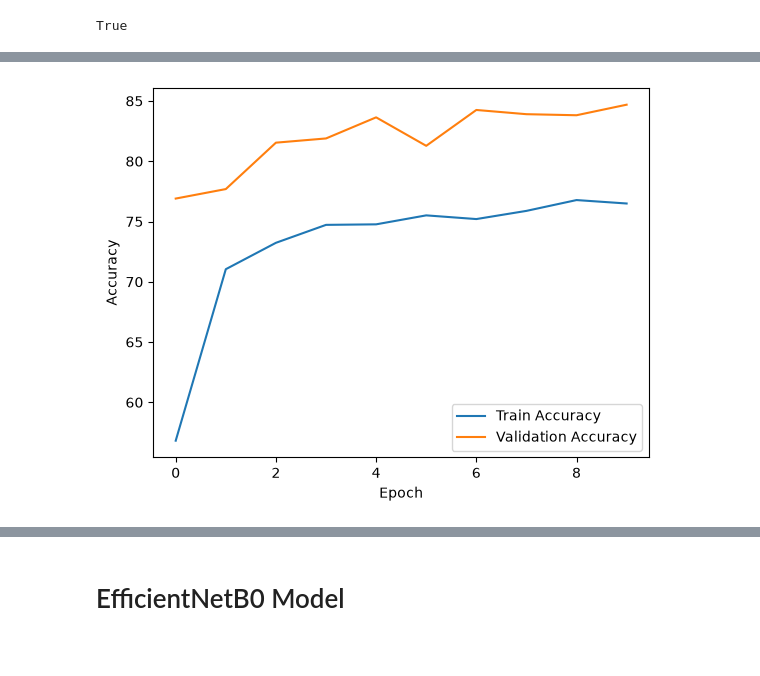
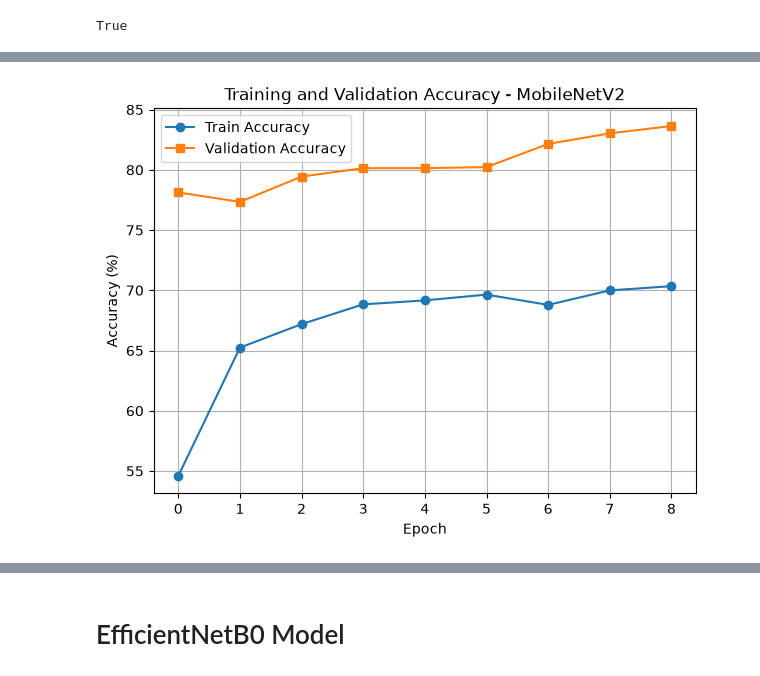
Before and after one commit to shruthimodem/deep_learning_course_work, a Jupyter notebook: deep_learning_brain_tumor.ipynb, the cells around one changed output, grey strips where cells are left out. Saved outputs shown, nothing was run; the diff lists cells and outputs as text; code cells hidden in the pictures.

```diff
--- a/deep_learning_brain_tumor.ipynb
+++ b/deep_learning_brain_tumor.ipynb
@@ -276,17 +297,21 @@ import torch.optim as optim
 from torchvision import datasets, transforms, models
 from torch.utils.data import DataLoader, random_split
 import matplotlib.pyplot as plt
+import gc
+
+# Free unused memory
+gc.collect()
 
 # Device
-device = torch.device("cpu")
+device = torch.device("cuda" if torch.cuda.is_available() else "cpu")
 print("Using:", device)
 
 # Dataset path
 dataset_path = "Brain_Tumor_MRI_Dataset/Training"
 
-# Transformations
+# Image transformations
 transform = transforms.Compose([
-    transforms.Resize((128,128)),
+    transforms.Resize((128, 128)),
     transforms.RandomHorizontalFlip(),
     transforms.RandomRotation(10),
     transforms.ToTensor()
@@ -295,27 +320,30 @@ transform = transforms.Compose([
 # Load dataset
 dataset = datasets.ImageFolder(root=dataset_path, transform=transform)
 
-# Split dataset
+# Split dataset (80% Train, 20% Validation)
 train_size = int(0.8 * len(dataset))
 val_size = len(dataset) - train_size
+
 train_dataset, val_dataset = random_split(dataset, [train_size, val_size])
 
-# Data loaders
+# DataLoaders
 train_loader = DataLoader(
     train_dataset,
-    batch_size=8,
+    batch_size=4,
     shuffle=True,
     num_workers=0
 )
 
 val_loader = DataLoader(
     val_dataset,
-    batch_size=8,
+    batch_size=4,
     shuffle=False,
     num_workers=0
 )
 
 print("Classes:", dataset.classes)
+print("Training Images:", len(train_dataset))
+print("Validation Images:", len(val_dataset))
 
 # Load MobileNetV2
 model = models.mobilenet_v2(weights=models.MobileNet_V2_Weights.DEFAULT)
@@ -335,68 +363,93 @@ model.classifier = nn.Sequential(
 
 model = model.to(device)
 
-# Loss and optimizer
+# Loss and Optimizer
 criterion = nn.CrossEntropyLoss()
 optimizer = optim.Adam(model.classifier.parameters(), lr=0.0001)
 
-# Training
-num_epochs = 10
+# Training Settings
+num_epochs = 9
+best_acc = 0
 
 train_acc_history = []
 val_acc_history = []
 
+print("\nStarting Training...\n")
+
 for epoch in range(num_epochs):
 
+    # ------------------ Training ------------------
     model.train()
+
     correct = 0
     total = 0
 
     for images, labels in train_loader:
-        images, labels = images.to(device), labels.to(device)
+
+        images = images.to(device)
+        labels = labels.to(device)
 
         optimizer.zero_grad()
+
         outputs = model(images)
+
         loss = criterion(outputs, labels)
+
         loss.backward()
+
         optimizer.step()
 
-        _, predicted = outputs.max(1)
+        _, predicted = torch.max(outputs, 1)
+
         total += labels.size(0)
-        correct += predicted.eq(labels).sum().item()
+        correct += (predicted == labels).sum().item()
 
     train_acc = 100 * correct / total
+    train_acc_history.append(train_acc)
 
+    # ---------------- Validation ------------------
     model.eval()
+
     correct = 0
     total = 0
 
     with torch.no_grad():
+
         for images, labels in val_loader:
-            images, labels = images.to(device), labels.to(device)
+
+            images = images.to(device)
+            labels = labels.to(device)
 
             outputs = model(images)
-            _, predicted = outputs.max(1)
+
+            _, predicted = torch.max(outputs, 1)
 
             total += labels.size(0)
-            correct += predicted.eq(labels).sum().item()
+            correct += (predicted == labels).sum().item()
 
     val_acc = 100 * correct / total
-
-    train_acc_history.append(train_acc)
     val_acc_history.append(val_acc)
 
-    print(f"Epoch {epoch+1}/{num_epochs} | Train Acc: {train_acc:.2f}% | Val Acc: {val_acc:.2f}%")
+    print(f"Epoch [{epoch+1}/{num_epochs}] | Train Accuracy: {train_acc:.2f}% | Validation Accuracy: {val_acc:.2f}%")
 
-# Save model
-torch.save(model.state_dict(), "best_model.pth")
-print("Model saved as best_model.pth")
+    # Save Best Model
+    if val_acc > best_acc:
+        best_acc = val_acc
+        torch.save(model.state_dict(), "best_model.pth")
+        print(f"Best Model Saved (Validation Accuracy = {best_acc:.2f}%)")
 
-# Plot accuracy
-plt.plot(train_acc_history, label="Train Accuracy")
-plt.plot(val_acc_history, label="Validation Accuracy")
+print("\nTraining Completed!")
+print(f"Best Validation Accuracy: {best_acc:.2f}%")
+
+# Plot Accuracy
+plt.figure(figsize=(7,5))
+plt.plot(train_acc_history, marker='o', label="Train Accuracy")
+plt.plot(val_acc_history, marker='s', label="Validation Accuracy")
+plt.title("Training and Validation Accuracy - MobileNetV2")
 plt.xlabel("Epoch")
-plt.ylabel("Accuracy")
+plt.ylabel("Accuracy (%)")
 plt.legend()
+plt.grid(True)
 plt.show()
 # %% [output]
 Using: cpu
@@ -415 +472 @@ Model saved as best_model.pth
-[figure, old version]
+[figure, new version]
```
Also changed, not shown: parts of 12 cells of this notebook, 4 other files.
